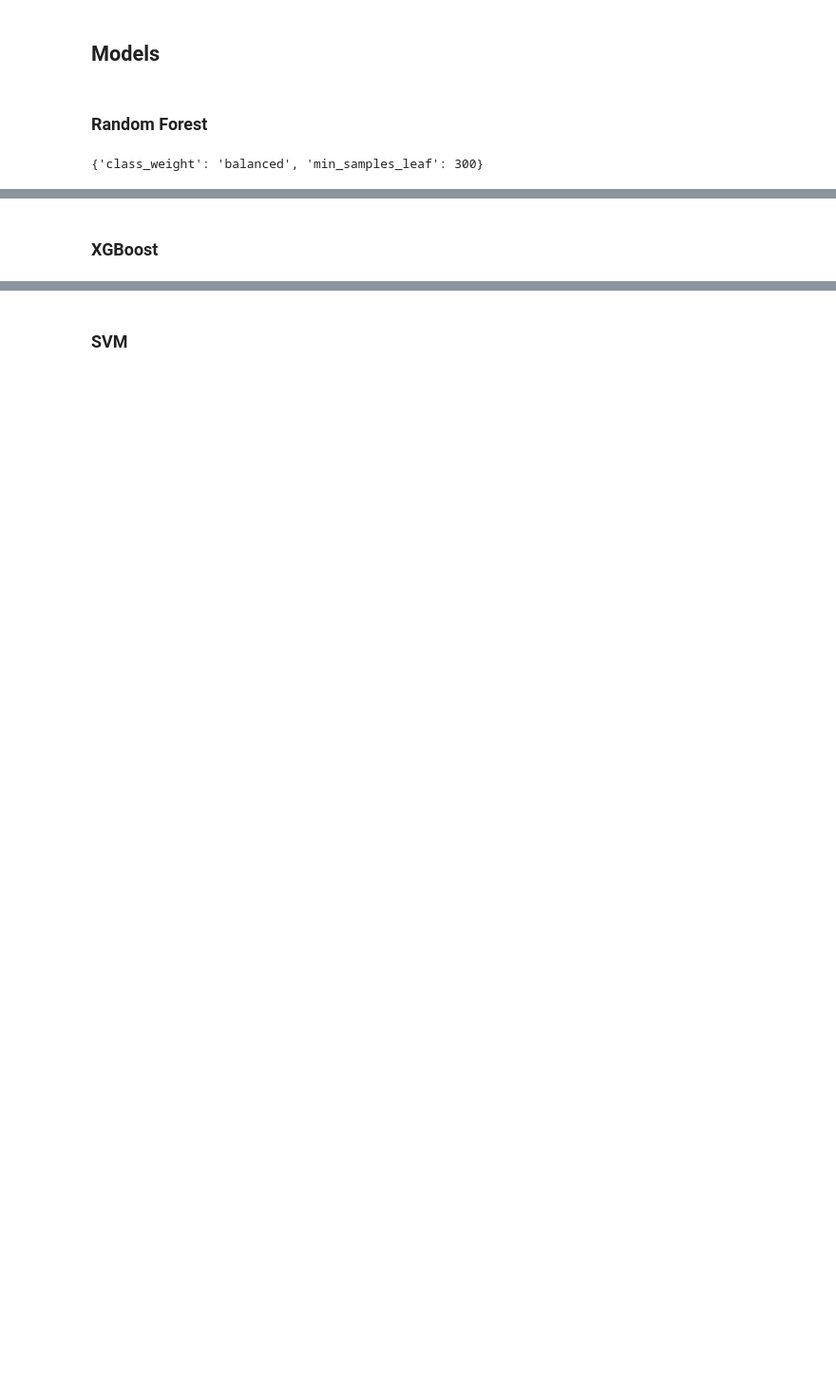
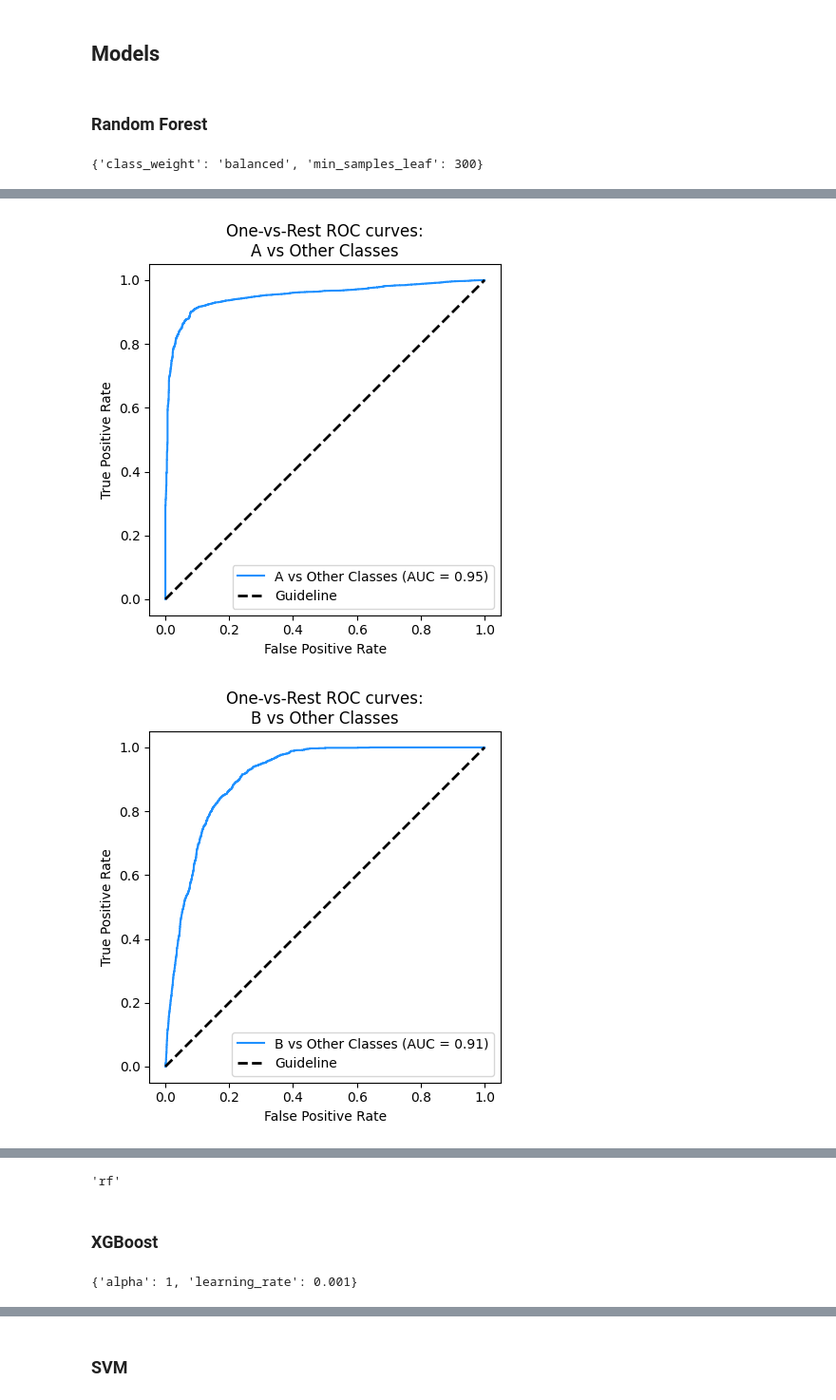
Before and after one commit to tzt775/restaurant-violations, a Jupyter notebook: NYC Restaurant Inspections - Modelling.ipynb, the cells around one changed output, grey strips where cells are left out. Shown at 95% size. Saved outputs shown, nothing was run; the diff lists cells and outputs as text; code cells hidden in the pictures; blank space fills up the shorter version.

Commit message:
added svm model and updated roc plots

```diff
--- a/NYC Restaurant Inspections - Modelling.ipynb
+++ b/NYC Restaurant Inspections - Modelling.ipynb
@@ -321,10 +316,12 @@ est_weights_re = {'A':a, 'B':b, 'C':c}
 ### Random Forest
 # %%
 kfold = KFold(n_splits = 5)
-parameters = {'class_weight':[None, 'balanced'], 'min_samples_leaf':[100, 200, 300]}
+parameters = {'class_weight':[None, 'balanced', est_weights_re], 'min_samples_leaf':[100, 200, 300]}
 rf = RandomForestClassifier(max_depth = 5, random_state = SEED)
 best_rf = GridSearchCV(rf, parameters, cv = kfold)
-best_rf.fit(X_resample, y_resample["GRADE"])
+
+y_resample = y_resample["GRADE"]
+best_rf.fit(X_resample, y_resample)
 best_rf.best_params_
 # %% [output]
 {'class_weight': 'balanced', 'min_samples_leaf': 300}
@@ -349,26 +346,31 @@ rf_auc
 # %%
 label_binarizer = LabelBinarizer().fit(y_resample)
 y_onehot_test = label_binarizer.transform(y_test)
 #y_onehot_test.shape
 
-def plot_roc_curve(class_of_interest, prediction):
+def plot_roc_curve(class_of_interest, prediction, model):
     class_id = np.flatnonzero(label_binarizer.classes_ == class_of_interest)[0]
 
     RocCurveDisplay.from_predictions(
         y_onehot_test[:, class_id],
         prediction[:, class_id],
         name = f"{class_of_interest} vs Other Classes",
         color = "dodgerblue"
     )
     plt.axis("square")
     plt.xlabel("False Positive Rate")
     plt.ylabel("True Positive Rate")
     plt.title("One-vs-Rest ROC curves:\n{} vs Other Classes".format(class_of_interest))
     plt.plot([0, 1], [0, 1], linestyle = '--', lw = 2, color = 'black', label = 'Guideline')
     plt.legend()
+
+    plt.savefig(PATH + "Results/{}.png".format(model + "_" + class_of_interest))
     plt.show()
 
 
-plot_roc_curve("A", rf_pred_prob)
-plot_roc_curve("B", rf_pred_prob)
-plot_roc_curve("C", rf_pred_prob)
+plot_roc_curve("A", rf_pred_prob, "rf")
+plot_roc_curve("B", rf_pred_prob, "rf")
+plot_roc_curve("C", rf_pred_prob, "rf")
+# %% [output]
+[figure, added]
+[figure, added]
@@ -375,4 +378,19 @@ plot_roc_curve("C", rf_pred_prob)
+# %%
+f'{rf_pred_prob=}'.split("=")[0].split("_")[0]
+# %% [output]
+'rf'
 # %% [markdown]
 ### XGBoost
 # %%
 # XGBoost - for regularization (to check if rf overfitting)
+
+le = LabelEncoder()
+y_resample_encode = le.fit_transform(y_resample)
+
+parameters = {'learning_rate':[0.1, 0.01, 0.001], 'alpha':[1, 5, 10]}
+xgb_model = xgb.XGBClassifier(max_depth = 5, random_state = SEED)
+best_xgb = GridSearchCV(xgb_model, parameters, cv = kfold)
+best_xgb.fit(X_resample, y_resample_encode)
+best_xgb.best_params_
+# %% [output]
+{'alpha': 1, 'learning_rate': 0.001}
```
Also changed, not shown: parts of 22 cells of this notebook.
